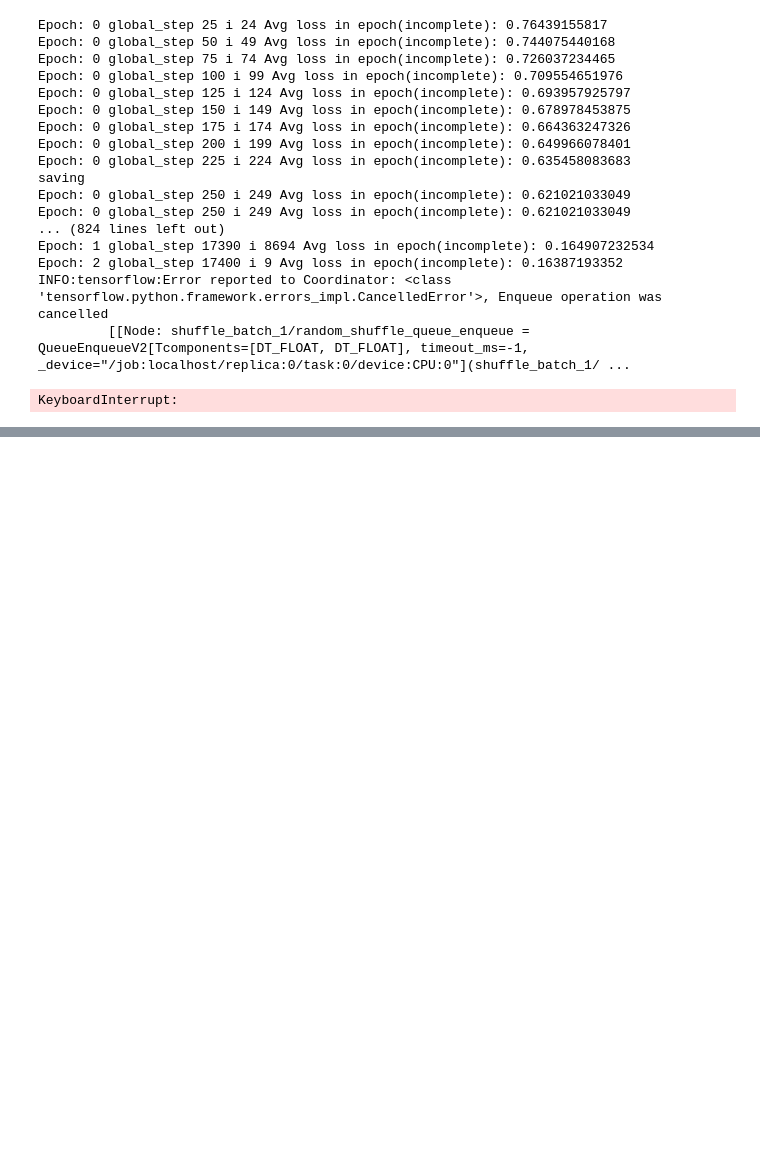
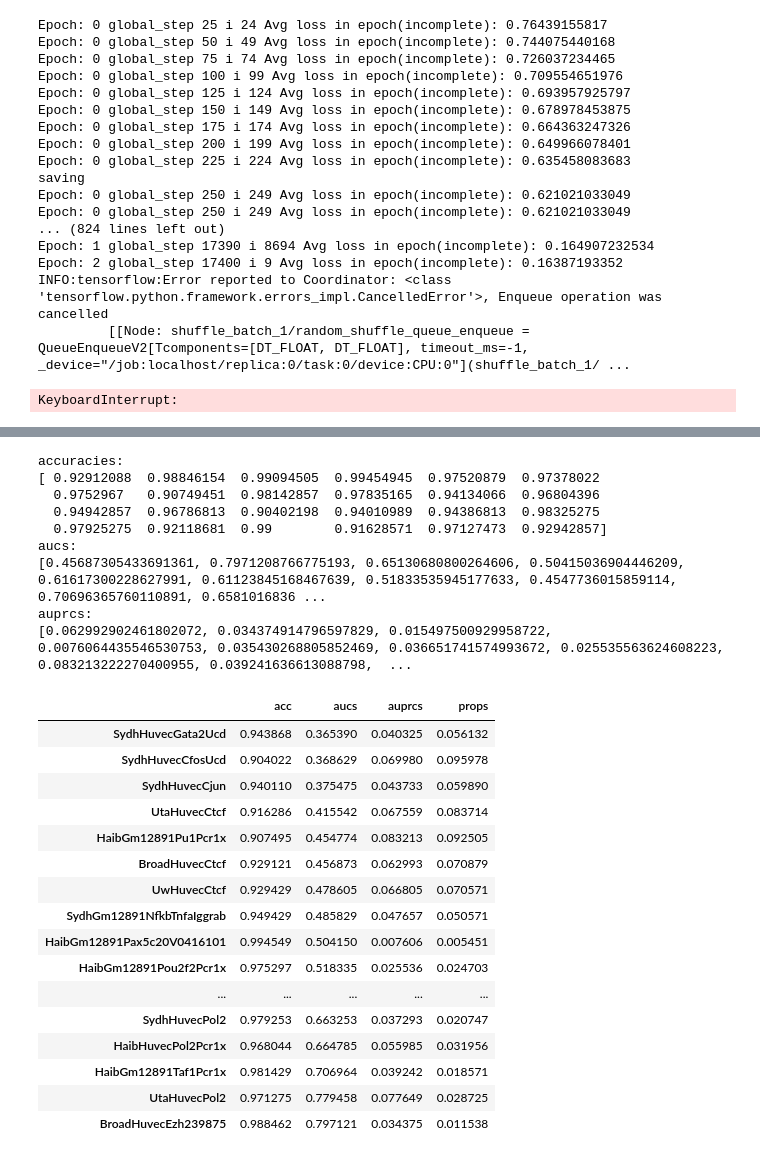
Before and after one commit to yakirr/motifnet, a Jupyter notebook: notebooks/3.motif_model.ipynb, the cells around one changed output, grey strips where cells are left out. Cells and saved outputs as stored; diff of their text form; code cells hidden in the pictures; blank space fills up the shorter version.

```diff
--- a/notebooks/3.motif_model.ipynb
+++ b/notebooks/3.motif_model.ipynb
@@ -42,6 +42,14 @@ seqv_batch, labelv_batch = tf.train.shuffle_batch([seqv, labelv],
     capacity=capacity,
     min_after_dequeue=min_after_dequeue)
 print('outputs are of size', info['label_len'])
+
+reload(fxns)
+print(test_out_path)
+(seqt, labelt), info = fxns.get_seq_and_label(test_out_path, num_epochs=None)
+seqt_batch, labelt_batch = tf.train.shuffle_batch([seqt, labelt],
+    batch_size=batch_size,
+    capacity=capacity,
+    min_after_dequeue=min_after_dequeue)
 # %% [output]
 inputs are of size 4000
 outputs are of size 24
@@ -162,0 +216,55 @@ KeyboardInterrupt:
+# %%
+accuracies = np.mean((scores_arr > 0).astype(int) == labels_arr.astype(int), axis=0)
+
+print('accuracies:')
+print(accuracies)
+
+import sklearn.metrics
+print('aucs:')
+aucs = [sklearn.metrics.roc_auc_score(labels_arr[:,i],scores_arr[:,i]) for i in xrange(scores_arr.shape[1])]
+print(aucs)
+
+import sklearn.metrics
+def prec_recall(ys_true, ys_hat):
+    ys, xs, thresholds = sklearn.metrics.precision_recall_curve(ys_true, ys_hat)
+    return sklearn.metrics.auc(xs, ys, reorder=True)
+
+print('auprcs:')
+auprcs = [prec_recall(labels_arr[:,i],scores_arr[:,i]) for i in xrange(scores_arr.shape[1])]
+print(auprcs)
+
+props = np.mean(labels_arr, axis=0)
+
+import json
+ids = sorted(json.loads(info['tf_to_pos'].replace("'", '"')).keys())
+
+from IPython.display import display_pretty, display_html
+import pandas as pd
+display_html(pd.DataFrame({'props':props, 'acc':accuracies, 'auprcs':auprcs, 'aucs':aucs}, index=ids).sort_values(by='aucs').to_html(), raw=True)
+# %% [output]
+accuracies:
+[ 0.92912088  0.98846154  0.99094505  0.99454945  0.97520879  0.97378022
+  0.9752967   0.90749451  0.98142857  0.97835165  0.94134066  0.96804396
+  0.94942857  0.96786813  0.90402198  0.94010989  0.94386813  0.98325275
+  0.97925275  0.92118681  0.99        0.91628571  0.97127473  0.92942857]
+aucs:
+[0.45687305433691361, 0.7971208766775193, 0.65130680800264606, 0.50415036904446209, 0.61617300228627991, 0.61123845168467639, 0.51833535945177633, 0.4547736015859114, 0.70696365760110891, 0.6581016836 ...
+auprcs:
+[0.062992902461802072, 0.034374914796597829, 0.015497500929958722, 0.0076064435546530753, 0.035430268805852469, 0.036651741574993672, 0.025535563624608223, 0.083213222270400955, 0.039241636613088798,  ...
+|  | acc | aucs | auprcs | props |
+| SydhHuvecGata2Ucd | 0.943868 | 0.365390 | 0.040325 | 0.056132 |
+| SydhHuvecCfosUcd | 0.904022 | 0.368629 | 0.069980 | 0.095978 |
+| SydhHuvecCjun | 0.940110 | 0.375475 | 0.043733 | 0.059890 |
+| UtaHuvecCtcf | 0.916286 | 0.415542 | 0.067559 | 0.083714 |
+| HaibGm12891Pu1Pcr1x | 0.907495 | 0.454774 | 0.083213 | 0.092505 |
+| BroadHuvecCtcf | 0.929121 | 0.456873 | 0.062993 | 0.070879 |
+| UwHuvecCtcf | 0.929429 | 0.478605 | 0.066805 | 0.070571 |
+| SydhGm12891NfkbTnfaIggrab | 0.949429 | 0.485829 | 0.047657 | 0.050571 |
+| HaibGm12891Pax5c20V0416101 | 0.994549 | 0.504150 | 0.007606 | 0.005451 |
+| HaibGm12891Pou2f2Pcr1x | 0.975297 | 0.518335 | 0.025536 | 0.024703 |
+| ... | ... | ... | ... | ... |
+| SydhHuvecPol2 | 0.979253 | 0.663253 | 0.037293 | 0.020747 |
+| HaibHuvecPol2Pcr1x | 0.968044 | 0.664785 | 0.055985 | 0.031956 |
+| HaibGm12891Taf1Pcr1x | 0.981429 | 0.706964 | 0.039242 | 0.018571 |
+| UtaHuvecPol2 | 0.971275 | 0.779458 | 0.077649 | 0.028725 |
+| BroadHuvecEzh239875 | 0.988462 | 0.797121 | 0.034375 | 0.011538 |
```
Also changed, not shown: parts of 2 cells of this notebook.
